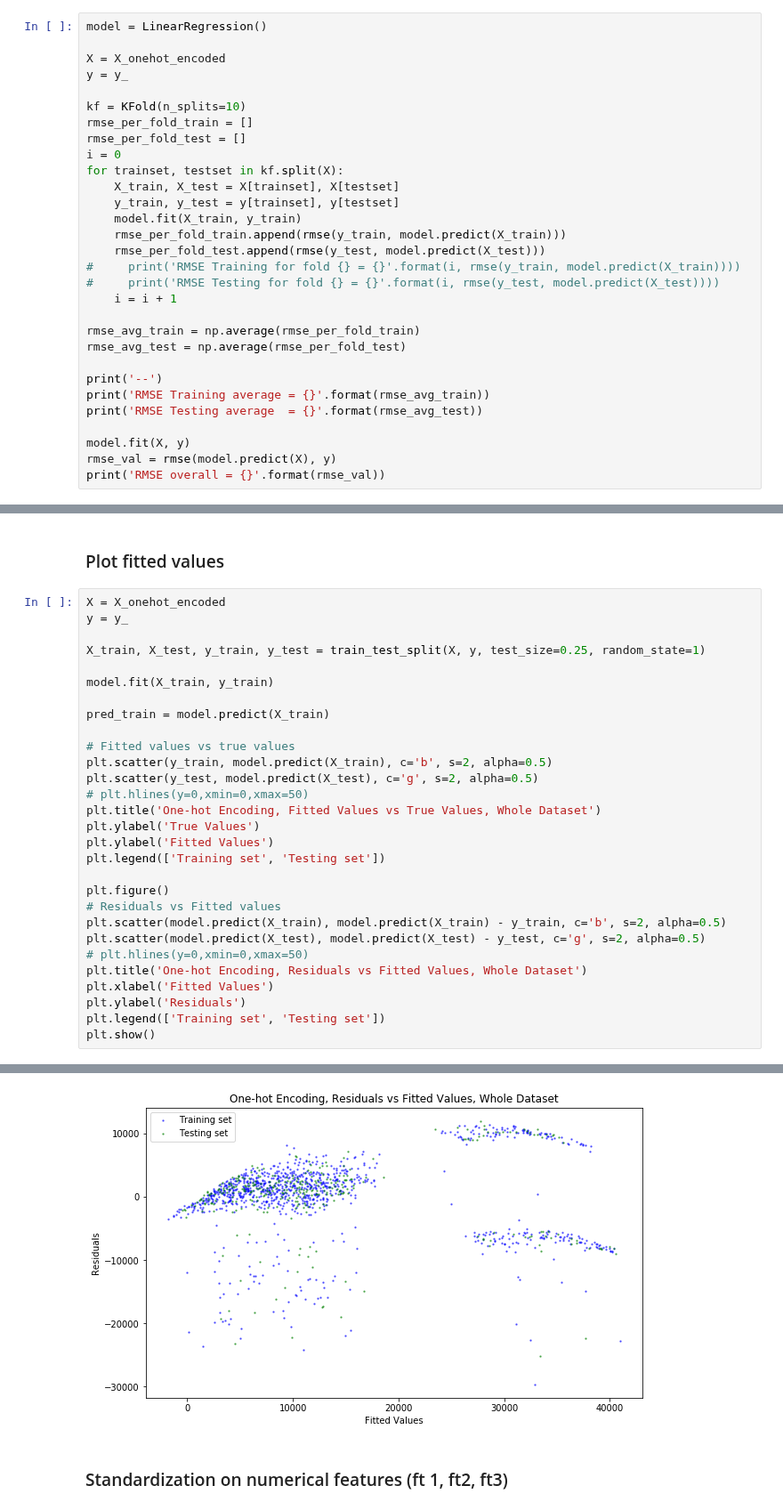
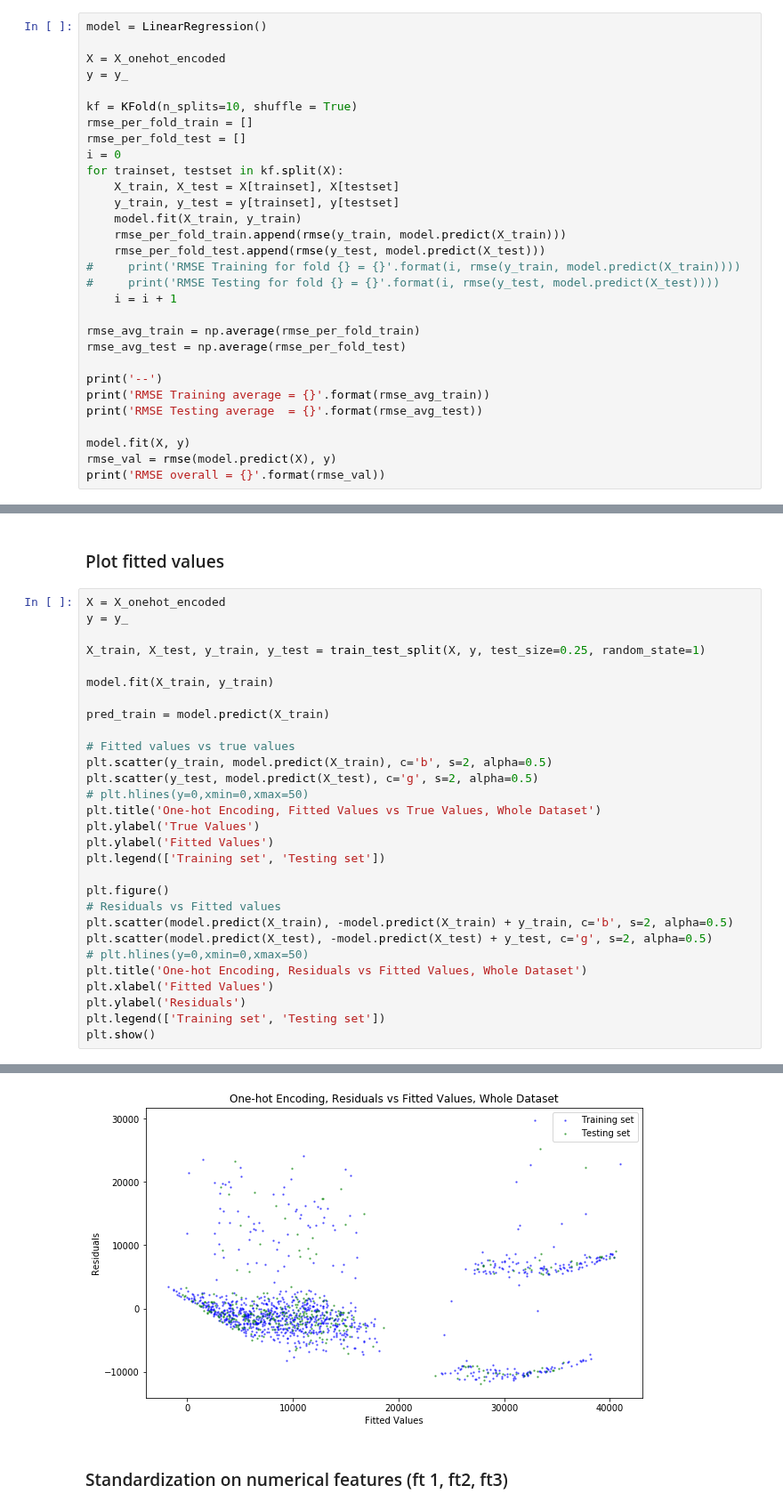
Before and after one commit to 219Winter2019adjz/Project4, a Jupyter notebook: Dataset3.ipynb, the cells around one changed output, grey strips where cells are left out. Shown at 89% size. Cells and saved outputs as stored; diff of their text form.

```diff
--- a/Dataset3.ipynb
+++ b/Dataset3.ipynb
@@ -76,7 +76,7 @@ model = LinearRegression()
 X = X_onehot_encoded
 y = y_
 
-kf = KFold(n_splits=10)
+kf = KFold(n_splits=10, shuffle = True)
 rmse_per_fold_train = []
 rmse_per_fold_test = []
 i = 0
@@ -110,35 +110,35 @@ RMSE overall = 6041.6796511744515
 # %%
 X = X_onehot_encoded
 y = y_
 
 X_train, X_test, y_train, y_test = train_test_split(X, y, test_size=0.25, random_state=1)
 
 model.fit(X_train, y_train)
 
 pred_train = model.predict(X_train)
 
 # Fitted values vs true values
 plt.scatter(y_train, model.predict(X_train), c='b', s=2, alpha=0.5)
 plt.scatter(y_test, model.predict(X_test), c='g', s=2, alpha=0.5)
 # plt.hlines(y=0,xmin=0,xmax=50)
 plt.title('One-hot Encoding, Fitted Values vs True Values, Whole Dataset')
 plt.ylabel('True Values')
 plt.ylabel('Fitted Values')
 plt.legend(['Training set', 'Testing set'])
 
 plt.figure()
 # Residuals vs Fitted values
-plt.scatter(model.predict(X_train), model.predict(X_train) - y_train, c='b', s=2, alpha=0.5)
-plt.scatter(model.predict(X_test), model.predict(X_test) - y_test, c='g', s=2, alpha=0.5)
+plt.scatter(model.predict(X_train), -model.predict(X_train) + y_train, c='b', s=2, alpha=0.5)
+plt.scatter(model.predict(X_test), -model.predict(X_test) + y_test, c='g', s=2, alpha=0.5)
 # plt.hlines(y=0,xmin=0,xmax=50)
 plt.title('One-hot Encoding, Residuals vs Fitted Values, Whole Dataset')
 plt.xlabel('Fitted Values')
 plt.ylabel('Residuals')
 plt.legend(['Training set', 'Testing set'])
 plt.show()
 # %% [output]
 [figure]
-[figure, old version]
+[figure, new version]
 # %% [markdown]
 ### Standardization on numerical features (ft 1, ft2, ft3)
 # %%
```
Also changed, not shown: parts of 18 cells of this notebook, 2 other files.
